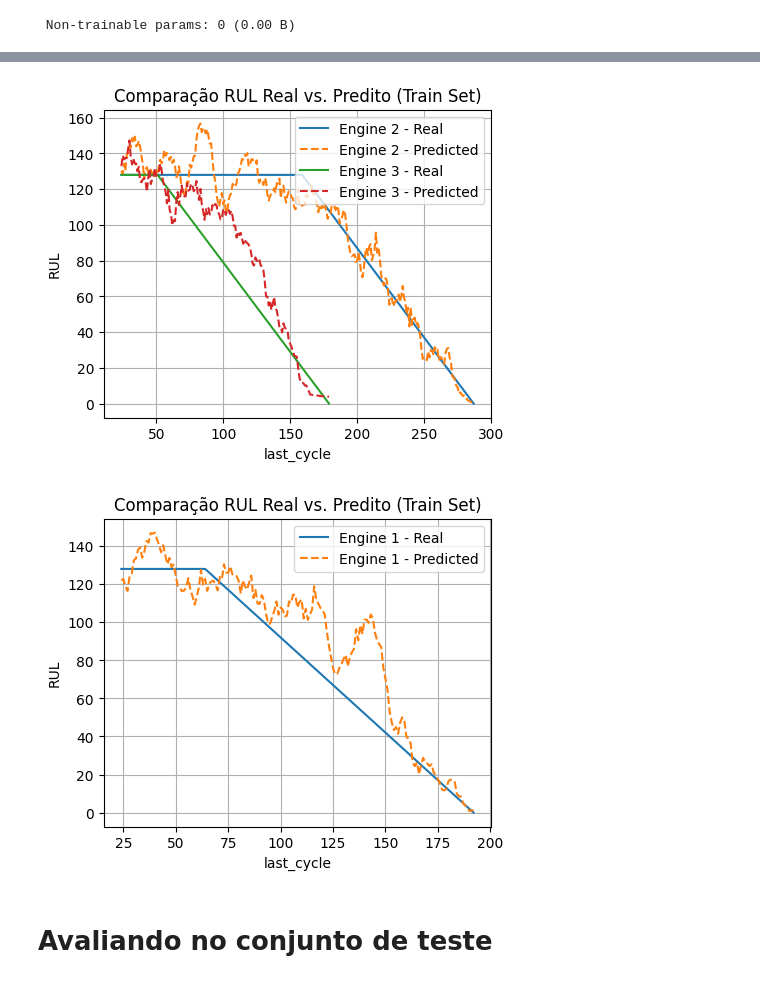
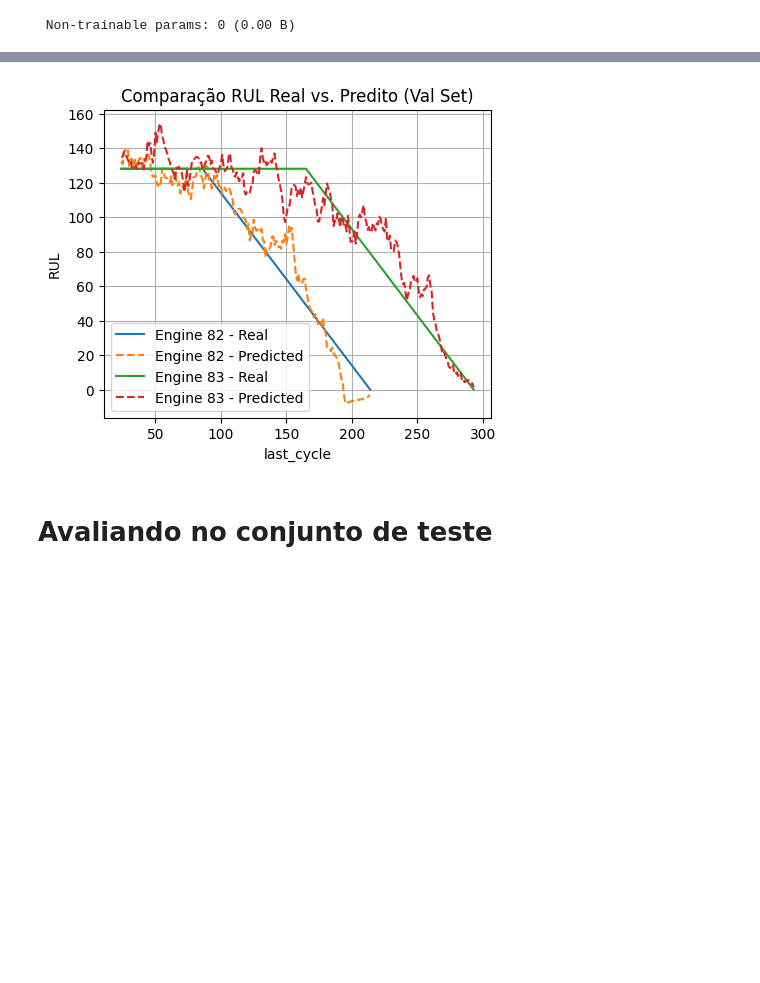
Before and after one commit to daviseemann/turbofan-rul-prediction-cmapss, a Jupyter notebook: notebooks/MLP-2.ipynb, the cells around one changed output, grey strips where cells are left out. Saved outputs shown, nothing was run; the diff lists cells and outputs as text; code cells hidden in the pictures; blank space fills up the shorter version.

```diff
--- a/notebooks/MLP-2.ipynb
+++ b/notebooks/MLP-2.ipynb
@@ -131,7 +142,7 @@ def create_rul_labels(df, Re, clip_at_zero=True):
 
 # Usando Re=128 conforme sugerido no artigo para FD001
 Re = 128
-df_train = create_rul_labels(df_train, Re)
+df_train_raw = create_rul_labels(df_train_raw, Re)
 # %%
 import matplotlib.pyplot as plt
 import seaborn as sns
@@ -206,10 +239,19 @@ window_stride = 1
 sensor_cols = selected_sensors
 df_train_windows = create_time_windows(df_train, window_size, window_stride, sensor_cols)
 
+# Criando as sequências de validação
+df_val_windows = create_time_windows(df_val, window_size, window_stride, sensor_cols)
+
 # Separando X_train e y_train
 X_train = np.array(list(df_train_windows['data_vector']))
 y_train = df_train_windows['RUL'].values
 display(df_train_windows.head())
+
+# Separando X_val e y_val
+X_val = np.array(list(df_val_windows['data_vector']))
+y_val = df_val_windows['RUL'].values
+val_data= (X_val, y_val)
+display(df_val_windows.head())
 # %% [output]
 |  | engine_id | last_cycle | data_vector | RUL |
 | 0 | 1 | 24 | [-0.6325301204819311, -0.18639633... | 128 |
@@ -237,25 +285,23 @@ def root_mean_squared_error(y_true, y_pred):
 
 def rul_health_score(y_true, y_pred):
     """
-    Calcula o RUL Health Score conforme NASA:
-      score = exp(d/13) - 1, se d<0
-            = exp(d/10) - 1, se d>=0
-    Retorna a média de todos os scores.
+    RUL Health Score
     """
-    # Garante que estejam com mesma forma: (batch,)
+    # 1) Garante vetores 1D float32
     y_true = tf.cast(tf.reshape(y_true, [-1]), tf.float32)
     y_pred = tf.cast(tf.reshape(y_pred, [-1]), tf.float32)
 
+    # 2) Diferença
     d = y_pred - y_true
 
-    # Para under-prediction: exp(d/13)-1  (d < 0 dá valor entre -1 e 0)
-    # Para over-prediction:  exp(d/10)-1  (d >= 0 dá valor >= 0, com penalização maior)
+    # 3) Score piecewise
     score = tf.where(
-        d < 0,
-        tf.exp(d / 13.0) - 1.0,
-        tf.exp(d / 10.0) - 1.0
+        d < 0.0,
+        tf.exp(-d / 13.0) - 1.0,   # under-prediction
+        tf.exp(d / 10.0) - 1.0    # over-prediction
     )
 
+    # 4) Média
     return tf.reduce_mean(score)
 # %%
 import tensorflow as tf
@@ -312,6 +358,7 @@ Model: "Arquitetura-1"
 # %%
 history = model.fit(
     X_train, y_train,
+    validation_data=val_data,
     epochs=100,
     batch_size=128,
     verbose=2
@@ -431,13 +473,13 @@ def plot_prediction(df, engine_id= 1, dataset_type='train'):
     plt.grid(True)
     plt.show()
 # %%
-df_train_windows = df_train_windows.reset_index(drop=True)
+df_val_windows = df_val_windows.reset_index(drop=True)
 
 # Criando o DataFrame de resultados
-df_results = df_train_windows[["engine_id", "RUL", "last_cycle"]].copy()
+df_results = df_val_windows[["engine_id", "RUL", "last_cycle"]].copy()
 
-df_results['RUL_PREDICTED'] = model.predict(X_train)
+df_results['RUL_PREDICTED'] = model.predict(X_val)
 
-plot_rul_predictions(df_results, start=2,stop=3,dataset_type='train')
-plot_prediction(df=df_results, engine_id=1, dataset_type='train')
+plot_rul_predictions(df_results, start=2,stop=3,dataset_type='val')
+# plot_prediction(df=df_results, engine_id=1, dataset_type='val')
 # %% [output]
@@ -445,5 +487,4 @@ plot_prediction(df=df_results, engine_id=1, dataset_type='train')
-[figure, old version]
+[figure, new version]
-[figure, removed]
 # %% [markdown]
 # Avaliando no conjunto de teste
 # %%
```
Also changed, not shown: parts of 34 cells of this notebook.
